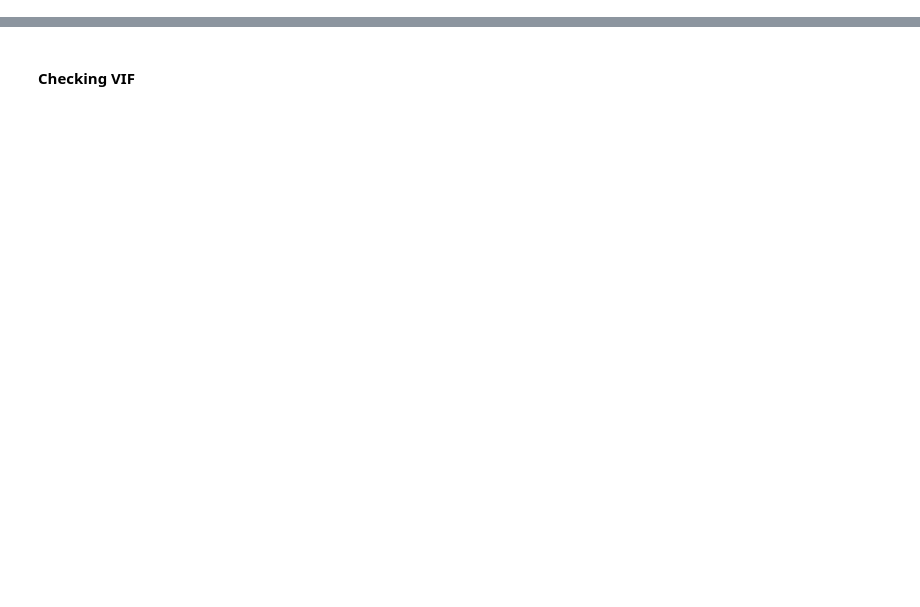
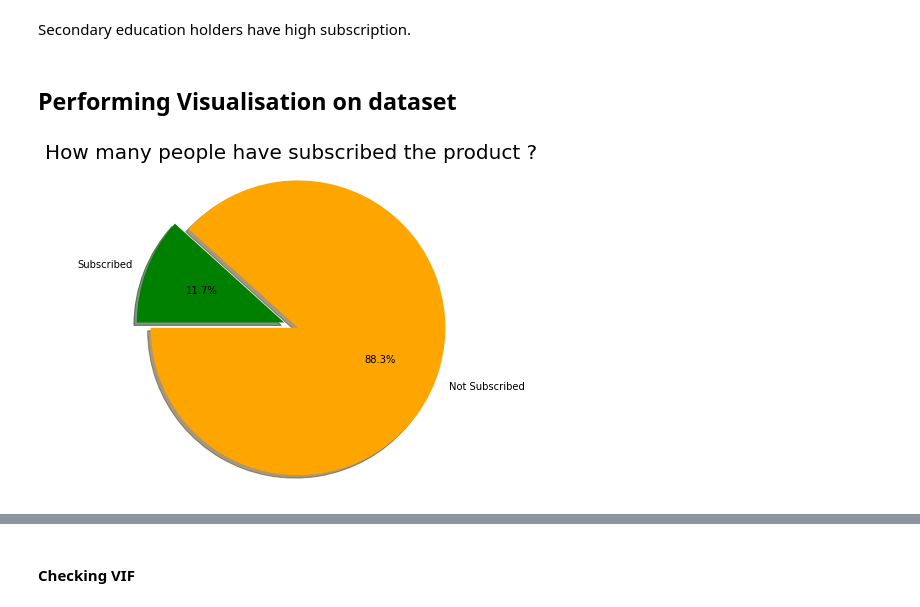
Before and after one commit to rackysingh/Bank_Marketing_on_ML-classification-project, a Jupyter notebook: Bank_Marketing_Effectiveness_Prediction_Capstone_Project.ipynb, the cells around one changed output, grey strips where cells are left out. Cells and saved outputs as stored; diff of their text form; code cells hidden in the pictures; blank space fills up the shorter version.

```diff
--- a/Bank_Marketing_Effectiveness_Prediction_Capstone_Project.ipynb
+++ b/Bank_Marketing_Effectiveness_Prediction_Capstone_Project.ipynb
@@ -329,10 +2,0 @@ sns.scatterplot(data=df, y= 'balance', x='age',
-# %%
-#   adjusting the size
-rcParams['figure.figsize'] = 7,8
-# creatung subplots
-fig, ax = plt.subplots(2)
-
-# plotting the histograms of the counts with respect to subscription
-sns.histplot(df, x='housing', hue='y', multiple='stack', shrink=0.5, ax=ax[0], palette='inferno')
-sns.histplot(df, x='loan', hue='y', multiple='stack', shrink=0.5, ax=ax[1], palette='plasma')
-plt.show()
@@ -643,0 +350,20 @@ Not showing any special correlation with our taret feature, but as the data says
+# %% [markdown]
+Secondary education holders have high subscription.
+# %% [markdown]
+## **Performing Visualisation on dataset**
+# %%
+#visualising how many customers have subscribed
+labels = 'Not Subscribed' , 'Subscribed'
+sizes = df.y.value_counts()
+colors = ['orange', 'green']
+explode = (0.1, 0.0)
+plt.pie(sizes, explode=explode, labels=labels, colors=colors,
+        autopct='%1.1f%%', shadow=True, startangle=180)
+plt.axis('equal')
+plt.title("How many people have subscribed the product ?",fontsize=20)
+plt.plot()
+fig=plt.gcf()
+fig.set_size_inches(6,6)
+plt.show()
+# %% [output]
+[figure, added]
```
Also changed, not shown: parts of 333 cells of this notebook.
